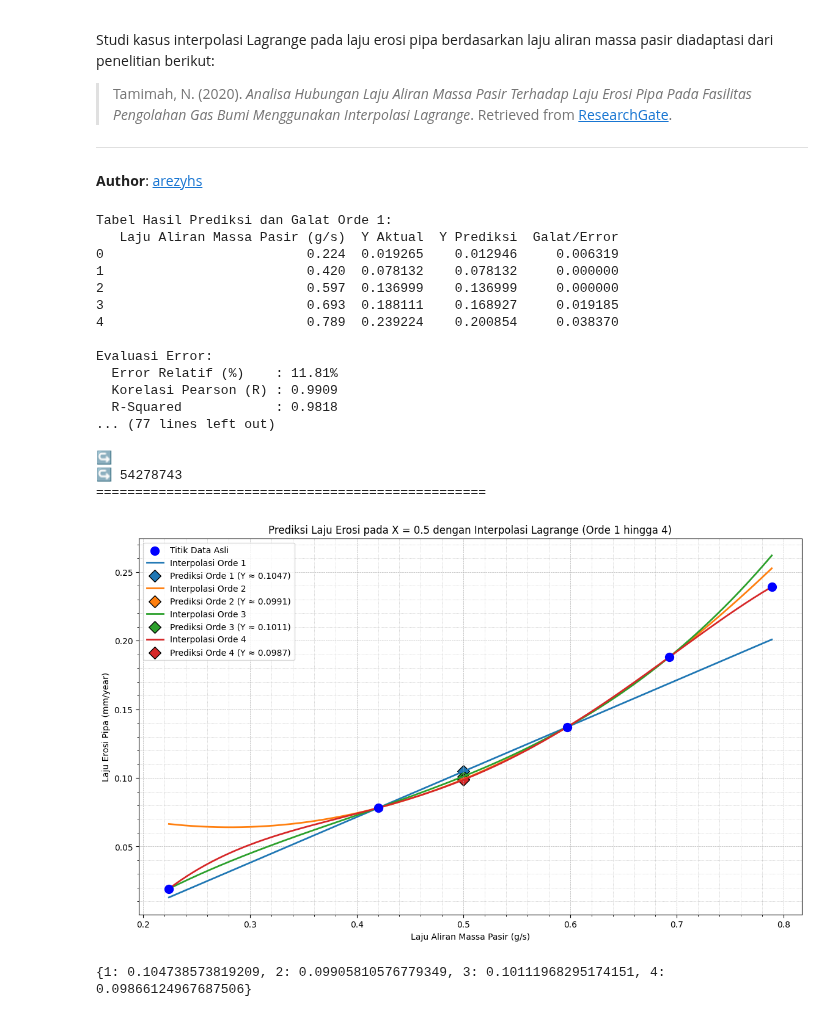
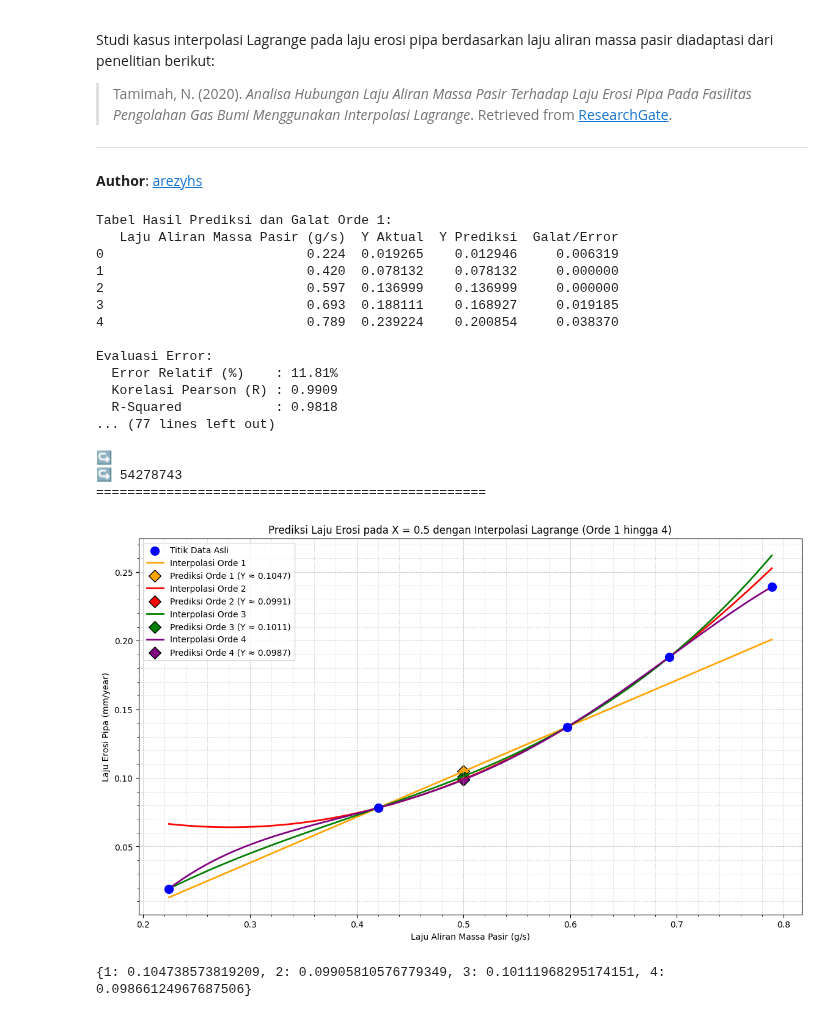
Before and after one commit to arezyhs/Interpolasi-Lagrange, a Jupyter notebook: Lagrange_Interpolation_Laju Erosi Pipa.ipynb, the cells around one changed output. Drawn from its saved outputs; the diff is of its cells as text; code cells hidden in the pictures.

Commit message:
fixed graphic codes

```diff
--- a/Lagrange_Interpolation_Laju Erosi Pipa.ipynb
+++ b/Lagrange_Interpolation_Laju Erosi Pipa.ipynb
@@ -227,45 +227,45 @@ for order in range(1, set_order + 1):
 plt.figure(figsize=(14, 8))
 plt.scatter(data_x, data_y, color='blue', s=100, label='Titik Data Asli', zorder=5)
 
-# Gunakan 300 titik pada x_range untuk kurva yang lebih halus
+# Gunakan lebih banyak titik pada x_range untuk kurva yang lebih halus
 x_range = np.linspace(min(data_x), max(data_x), 300)
 colors = ['orange', 'red', 'green', 'purple']
 
 for order in range(1, set_order + 1):
     y_interp = [float(lagrange_polynomials[order].evalf(subs={x: xi})) for xi in x_range]
-    plt.plot(x_range, y_interp, linestyle='-', linewidth=2,
+    plt.plot(x_range, y_interp, color=colors[order - 1], linestyle='-', linewidth=2,
              label=f'Interpolasi Orde {order}')
     plt.scatter(x_target, higher_order_predictions[order], s=100, marker='D', edgecolor='black',
-                label=f'Prediksi Orde {order} (Y ≈ {higher_order_predictions[order]:.4f})')
+                color=colors[order - 1], label=f'Prediksi Orde {order} (Y ≈ {higher_order_predictions[order]:.4f})')
 
 # Pengaturan grafik
 plt.xlabel('Laju Aliran Massa Pasir (g/s)')
 plt.ylabel('Laju Erosi Pipa (mm/year)')
 plt.title(f'Prediksi Laju Erosi pada X = {x_target} dengan Interpolasi Lagrange (Orde 1 hingga {set_order})')
 plt.legend(loc='upper left', frameon=True, fontsize=10)
 plt.grid(True, which='both', linestyle='--', linewidth=0.5)
 plt.minorticks_on()
 plt.grid(which='minor', linestyle=':', linewidth=0.5)
 plt.show()
 # %% [output]
 Tabel Hasil Prediksi dan Galat Orde 1:
    Laju Aliran Massa Pasir (g/s)  Y Aktual  Y Prediksi  Galat/Error
 0                          0.224  0.019265    0.012946     0.006319
 1                          0.420  0.078132    0.078132     0.000000
 2                          0.597  0.136999    0.136999     0.000000
 3                          0.693  0.188111    0.168927     0.019185
 4                          0.789  0.239224    0.200854     0.038370
 
 Evaluasi Error:
   Error Relatif (%)    : 11.81%
   Korelasi Pearson (R) : 0.9909
   R-Squared            : 0.9818
 ... (77 lines left out)
 
 ↪
 ↪ 54278743
 ==================================================
-[figure, old version]
+[figure, new version]
 # %%
 print(higher_order_predictions)
 # %% [output]
```
